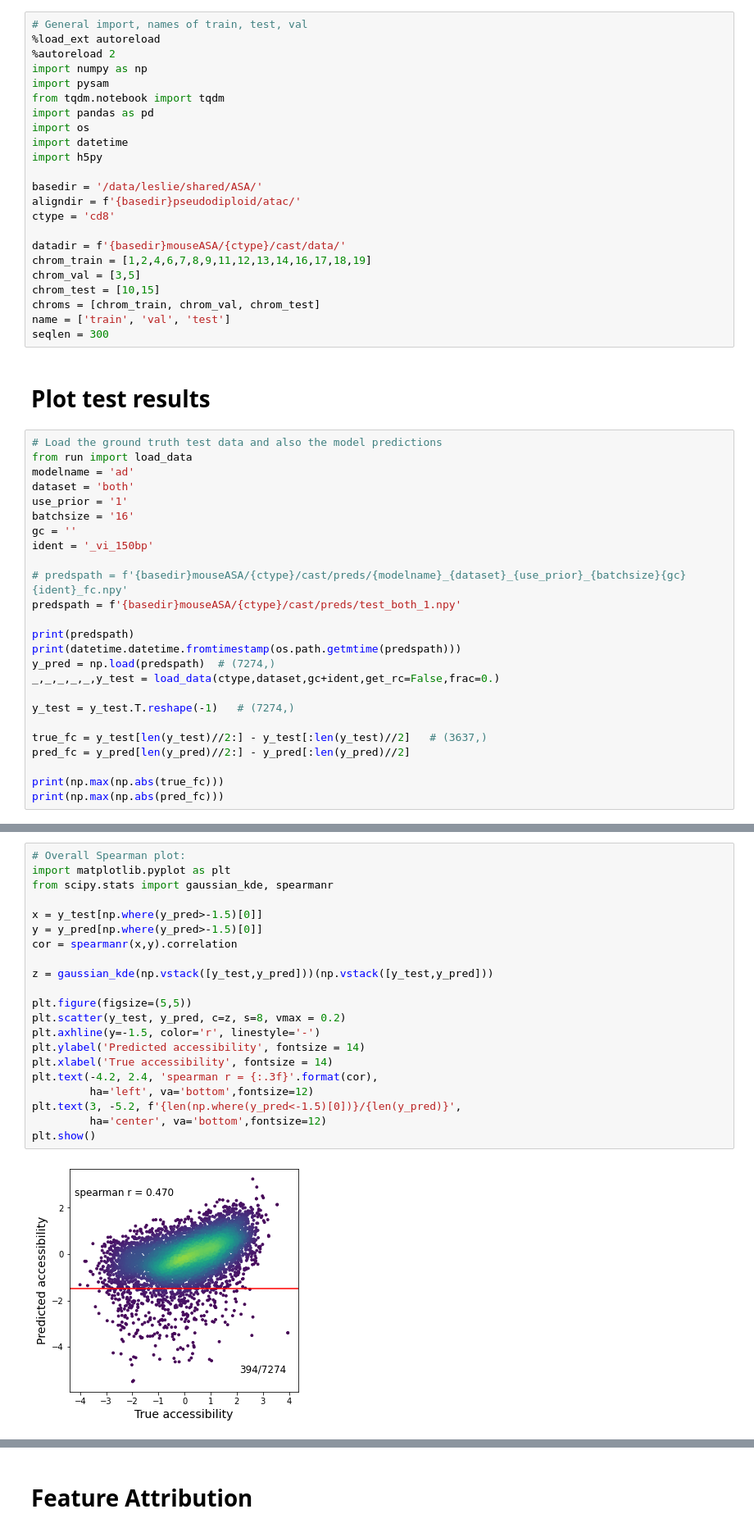
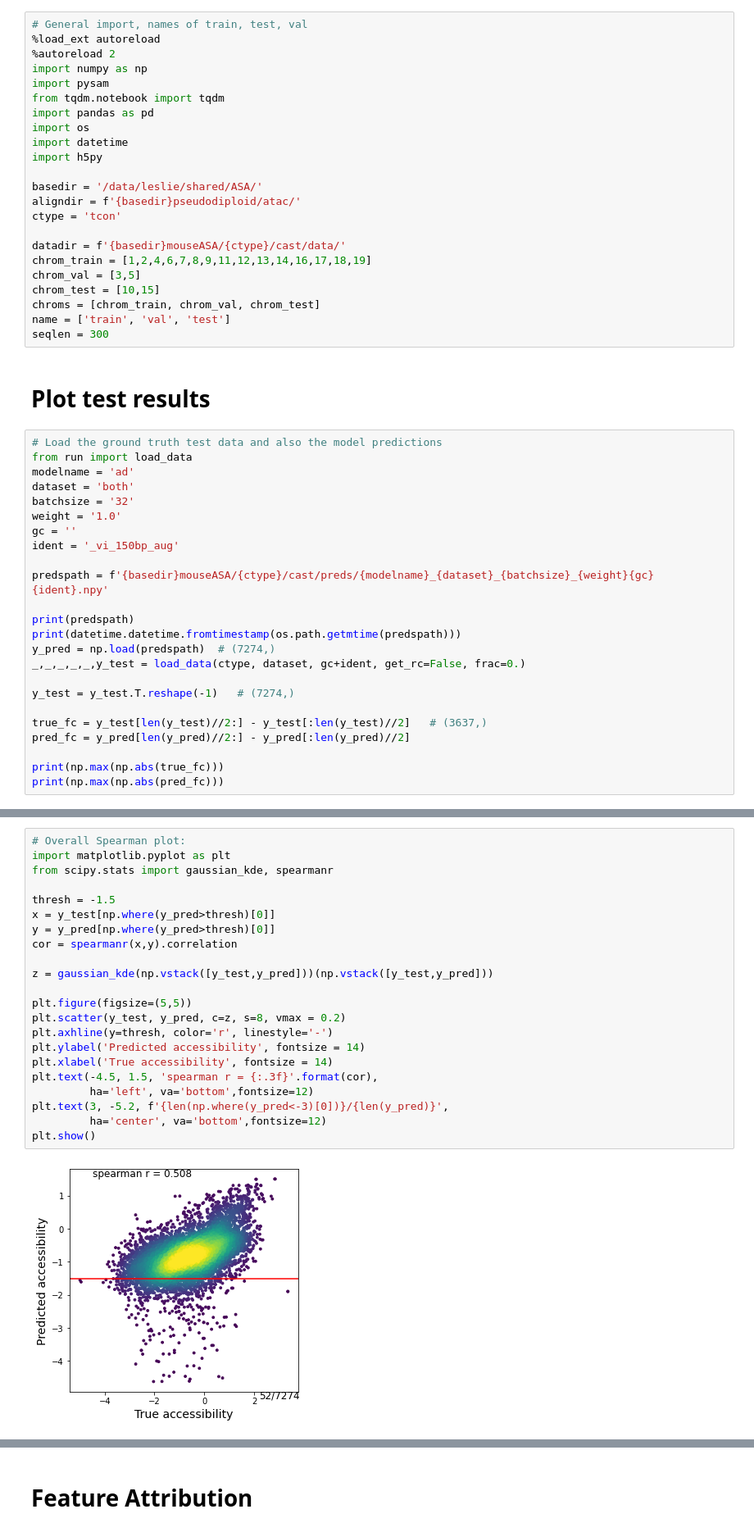
Before and after one commit to adityasinha379/mouseASA, a Jupyter notebook: scripts/analysis_pairScan.ipynb, the cells around one changed output, grey strips where cells are left out. Shown at 82% size. Saved outputs shown, nothing was run; the diff lists cells and outputs as text.

```diff
--- a/scripts/analysis_pairScan.ipynb
+++ b/scripts/analysis_pairScan.ipynb
@@ -14,7 +14,7 @@ import h5py
 
 basedir = '/data/leslie/shared/ASA/'
 aligndir = f'{basedir}pseudodiploid/atac/'
-ctype = 'cd8'
+ctype = 'tcon'
 
 datadir = f'{basedir}mouseASA/{ctype}/cast/data/'
 chrom_train = [1,2,4,6,7,8,9,11,12,13,14,16,17,18,19]
@@ -30,18 +30,17 @@ seqlen = 300
 from run import load_data
 modelname = 'ad'
 dataset = 'both'
-use_prior = '1'
-batchsize = '16'
+batchsize = '32'
+weight = '1.0'
 gc = ''
-ident = '_vi_150bp'
+ident = '_vi_150bp_aug'
 
-# predspath = f'{basedir}mouseASA/{ctype}/cast/preds/{modelname}_{dataset}_{use_prior}_{batchsize}{gc}{ident}_fc.npy'
-predspath = f'{basedir}mouseASA/{ctype}/cast/preds/test_both_1.npy'
+predspath = f'{basedir}mouseASA/{ctype}/cast/preds/{modelname}_{dataset}_{batchsize}_{weight}{gc}{ident}.npy'
 
 print(predspath)
 print(datetime.datetime.fromtimestamp(os.path.getmtime(predspath)))
 y_pred = np.load(predspath)  # (7274,)
-_,_,_,_,_,y_test = load_data(ctype,dataset,gc+ident,get_rc=False,frac=0.)
+_,_,_,_,_,y_test = load_data(ctype, dataset, gc+ident, get_rc=False, frac=0.)
 
 y_test = y_test.T.reshape(-1)   # (7274,)
 
@@ -58,26 +57,27 @@ print(np.max(np.abs(pred_fc)))
 # %%
 # Overall Spearman plot:
 import matplotlib.pyplot as plt
 from scipy.stats import gaussian_kde, spearmanr
 
-x = y_test[np.where(y_pred>-1.5)[0]]
-y = y_pred[np.where(y_pred>-1.5)[0]]
+thresh = -1.5
+x = y_test[np.where(y_pred>thresh)[0]]
+y = y_pred[np.where(y_pred>thresh)[0]]
 cor = spearmanr(x,y).correlation
 
 z = gaussian_kde(np.vstack([y_test,y_pred]))(np.vstack([y_test,y_pred]))
 
 plt.figure(figsize=(5,5))
 plt.scatter(y_test, y_pred, c=z, s=8, vmax = 0.2)
-plt.axhline(y=-1.5, color='r', linestyle='-')
+plt.axhline(y=thresh, color='r', linestyle='-')
 plt.ylabel('Predicted accessibility', fontsize = 14)
 plt.xlabel('True accessibility', fontsize = 14)
-plt.text(-4.2, 2.4, 'spearman r = {:.3f}'.format(cor),
+plt.text(-4.5, 1.5, 'spearman r = {:.3f}'.format(cor),
          ha='left', va='bottom',fontsize=12)
-plt.text(3, -5.2, f'{len(np.where(y_pred<-1.5)[0])}/{len(y_pred)}',
+plt.text(3, -5.2, f'{len(np.where(y_pred<-3)[0])}/{len(y_pred)}',
          ha='center', va='bottom',fontsize=12)
 plt.show()
 # %% [output]
-[figure, old version]
+[figure, new version]
 # %%
 # MA plot (for allele specific prediction)
 # One caveat is that you don't have a betabinomial test done for your data, so you can ignore the idx_sig bits and just use all indices
```
Also changed, not shown: parts of 13 cells of this notebook, 15 other files.
